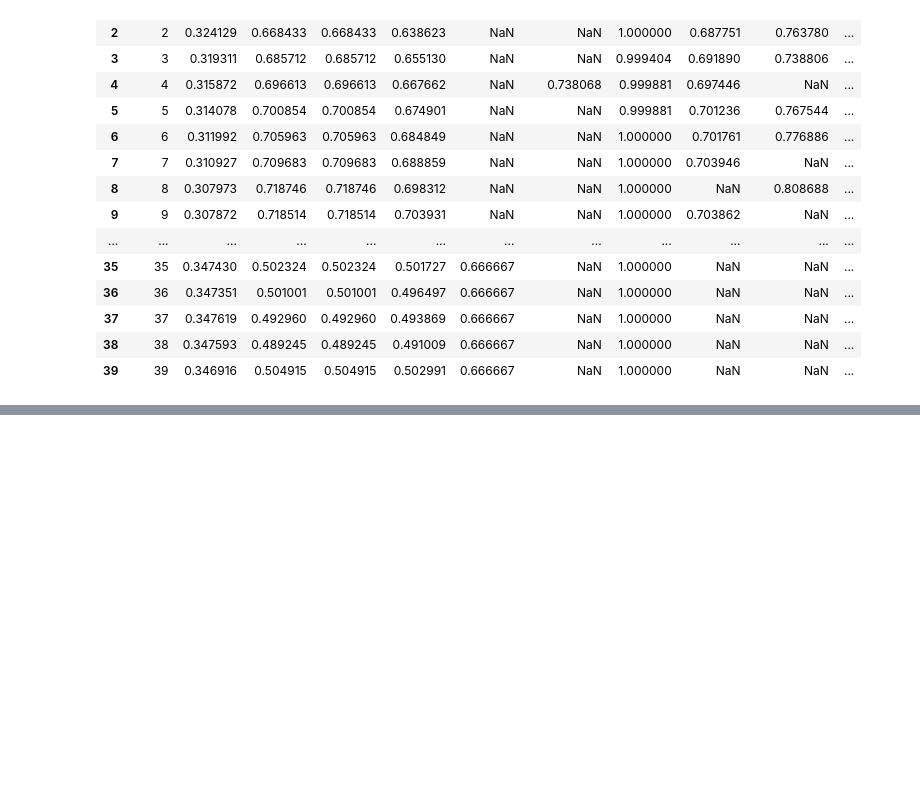
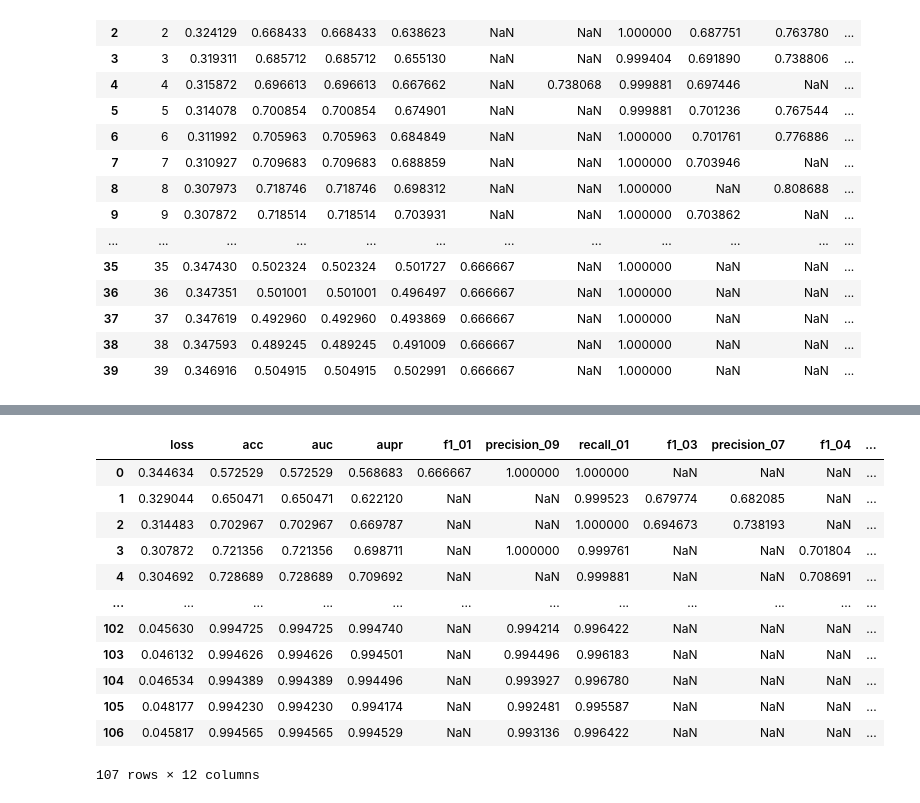
Before and after one commit to wesleywt/DeepVHPPI, a Jupyter notebook: utils/plot_metrics.ipynb, the cells around one changed output, grey strips where cells are left out. Drawn from its saved outputs; the diff is of its cells as text; code cells hidden in the pictures; blank space fills up the shorter version.

```diff
--- a/utils/plot_metrics.ipynb
+++ b/utils/plot_metrics.ipynb
@@ -43,0 +119,3 @@ fig_accuracy.show()
+# %%
+full_training_log = pd.concat([train_log_df, train_log_df_mtb2_no_h1n1], ignore_index=True)
+full_training_log.head()
@@ -43,0 +138,17 @@ fig_accuracy.show()
+# %%
+full_training_log.drop('epoch', axis=1, inplace=True)
+full_training_log
+# %% [output]
+|  | loss | acc | auc | aupr | f1_01 | precision_09 | recall_01 | f1_03 | precision_07 | f1_04 | ... |
+| 0 | 0.344634 | 0.572529 | 0.572529 | 0.568683 | 0.666667 | 1.000000 | 1.000000 | NaN | NaN | NaN | ... |
+| 1 | 0.329044 | 0.650471 | 0.650471 | 0.622120 | NaN | NaN | 0.999523 | 0.679774 | 0.682085 | NaN | ... |
+| 2 | 0.314483 | 0.702967 | 0.702967 | 0.669787 | NaN | NaN | 1.000000 | 0.694673 | 0.738193 | NaN | ... |
+| 3 | 0.307872 | 0.721356 | 0.721356 | 0.698711 | NaN | 1.000000 | 0.999761 | NaN | NaN | 0.701804 | ... |
+| 4 | 0.304692 | 0.728689 | 0.728689 | 0.709692 | NaN | NaN | 0.999881 | NaN | NaN | 0.708691 | ... |
+| ... | ... | ... | ... | ... | ... | ... | ... | ... | ... | ... | ... |
+| 102 | 0.045630 | 0.994725 | 0.994725 | 0.994740 | NaN | 0.994214 | 0.996422 | NaN | NaN | NaN | ... |
+| 103 | 0.046132 | 0.994626 | 0.994626 | 0.994501 | NaN | 0.994496 | 0.996183 | NaN | NaN | NaN | ... |
+| 104 | 0.046534 | 0.994389 | 0.994389 | 0.994496 | NaN | 0.993927 | 0.996780 | NaN | NaN | NaN | ... |
+| 105 | 0.048177 | 0.994230 | 0.994230 | 0.994174 | NaN | 0.992481 | 0.995587 | NaN | NaN | NaN | ... |
+| 106 | 0.045817 | 0.994565 | 0.994565 | 0.994529 | NaN | 0.993136 | 0.996422 | NaN | NaN | NaN | ... |
+107 rows × 12 columns
```
Also changed, not shown: parts of 25 cells of this notebook, 20 other files.
